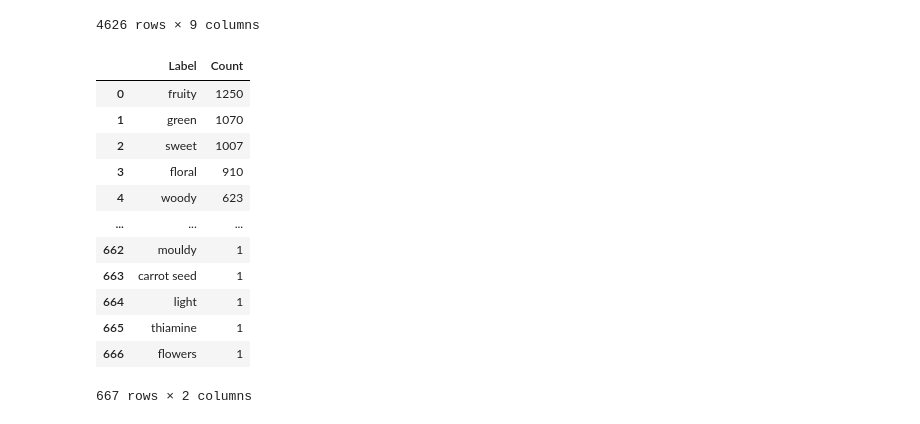
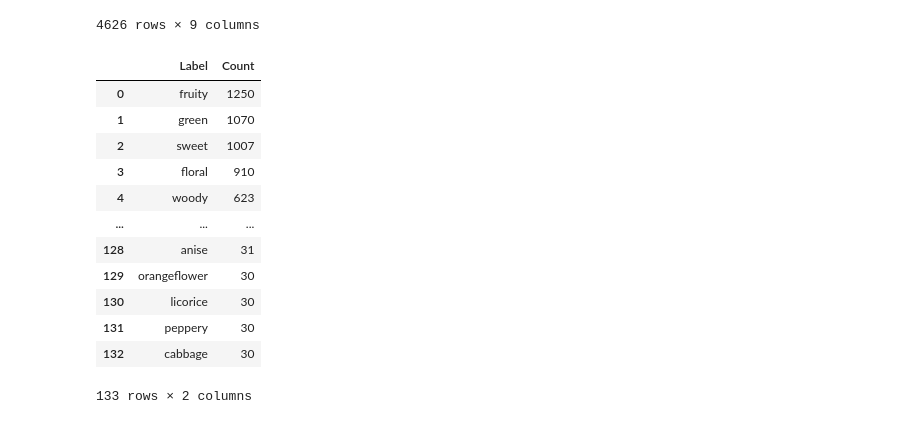
Before and after one commit to cluiverto/osmo, a Jupyter notebook: notebooks/goodscents.ipynb, the cells around one changed output. Cells and saved outputs as stored; diff of their text form; code cells hidden in the pictures.

```diff
--- a/notebooks/goodscents.ipynb
+++ b/notebooks/goodscents.ipynb
@@ -24,18 +22,18 @@ df
 | 4625 | 1554371 | 12524062 | NaN | NaN | 114.19 | CC[C@H](C)CCC=O | (4S)-4-methylhexanal | [s,(+)]-4-methylhexanal | ... |
 4626 rows × 9 columns
 # %%
-label_frequencies(df, labels_column='Labels')
+label_frequencies(df, labels_column='Labels').query("Count >= 30")
 # %% [output]
 |  | Label | Count |
 | 0 | fruity | 1250 |
 | 1 | green | 1070 |
 | 2 | sweet | 1007 |
 | 3 | floral | 910 |
 | 4 | woody | 623 |
 | ... | ... | ... |
-| 662 | mouldy | 1 |
-| 663 | carrot seed | 1 |
-| 664 | light | 1 |
-| 665 | thiamine | 1 |
-| 666 | flowers | 1 |
+| 128 | anise | 31 |
+| 129 | orangeflower | 30 |
+| 130 | licorice | 30 |
+| 131 | peppery | 30 |
+| 132 | cabbage | 30 |
-667 rows × 2 columns
+133 rows × 2 columns
```
Also changed, not shown: parts of 25 cells of this notebook, 2 other files.
